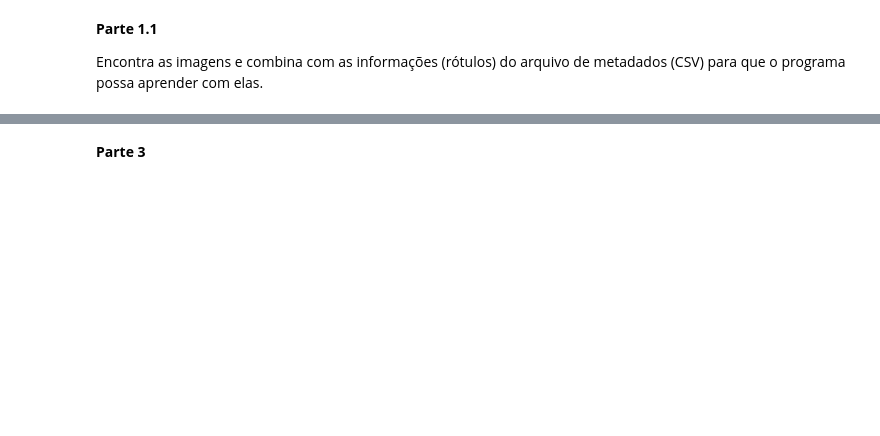
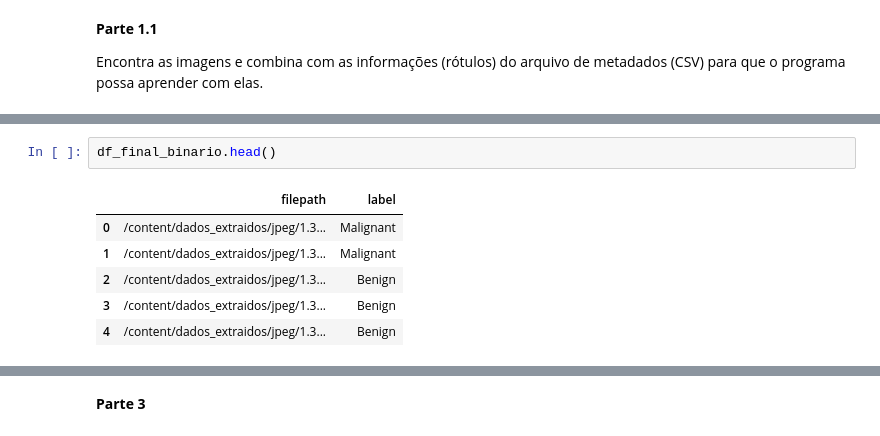
Before and after one commit to SandraRojasZ/Pos_Unifesp, a Jupyter notebook: PMI/BreastCancer/BreastCancer.ipynb, the cells around one changed output, grey strips where cells are left out. Drawn from its saved outputs; the diff is of its cells as text; blank space fills up the shorter version.

```diff
--- a/PMI/BreastCancer/BreastCancer.ipynb
+++ b/PMI/BreastCancer/BreastCancer.ipynb
@@ -262,0 +199,9 @@ NameError: name 'train_gen' is not defined
+# %%
+df_final_binario.head()
+# %% [output]
+|  | filepath | label |
+| 0 | /content/dados_extraidos/jpeg/1.3... | Malignant |
+| 1 | /content/dados_extraidos/jpeg/1.3... | Malignant |
+| 2 | /content/dados_extraidos/jpeg/1.3... | Benign |
+| 3 | /content/dados_extraidos/jpeg/1.3... | Benign |
+| 4 | /content/dados_extraidos/jpeg/1.3... | Benign |
```
Also changed, not shown: parts of 17 cells of this notebook.
